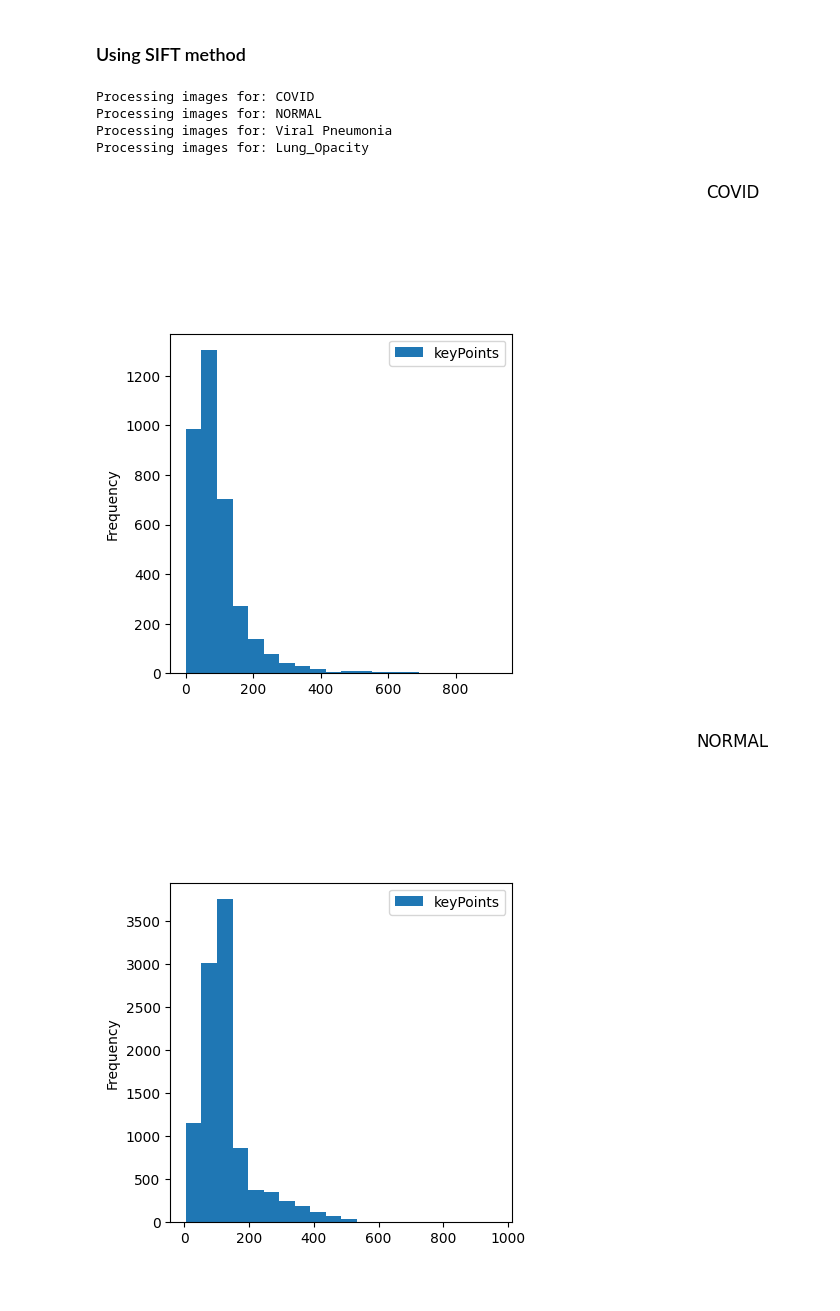
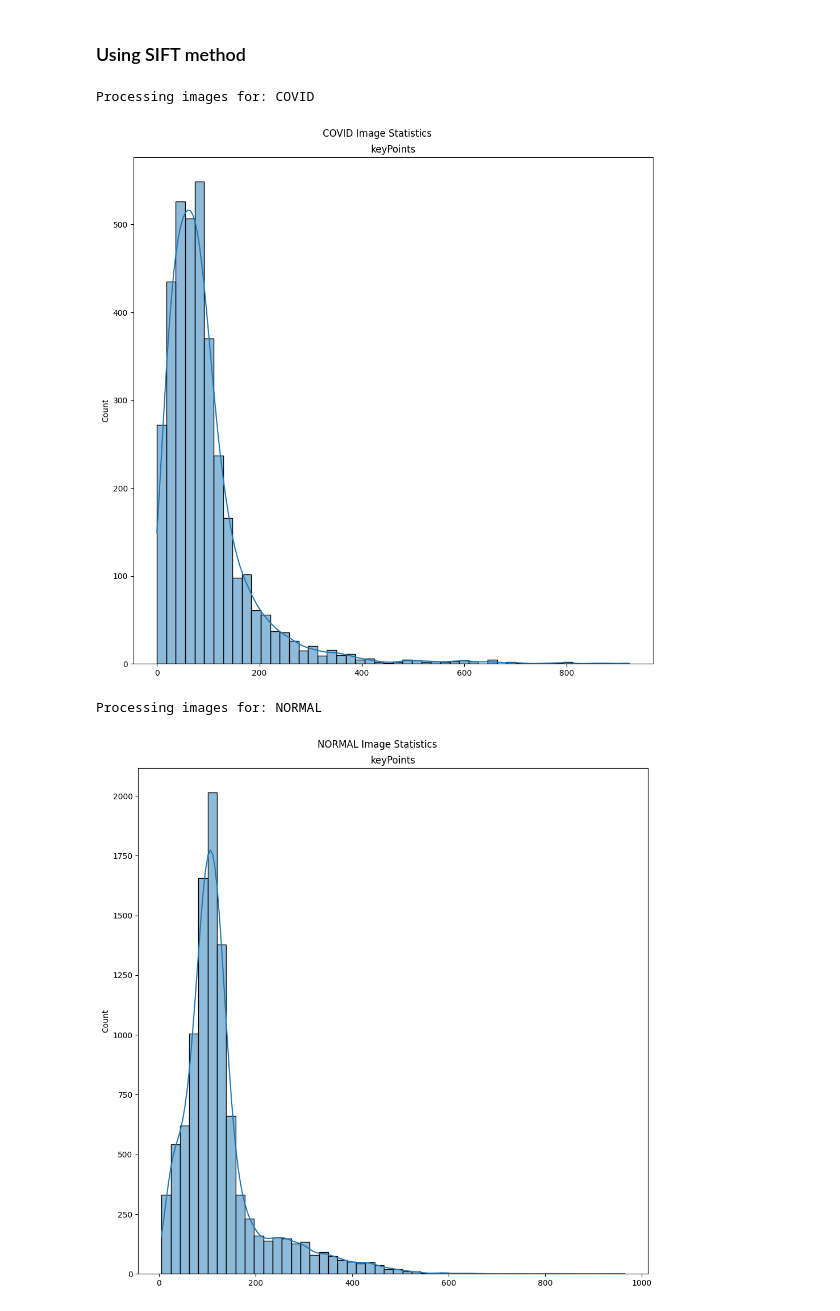
Before and after one commit to rehabaam/ds_covid19_project, a Jupyter notebook: notebooks/2.2_Exploring_features_full_image.ipynb, the cells around one changed output. Saved outputs shown, nothing was run; the diff lists cells and outputs as text; code cells hidden in the pictures; blank space fills up the shorter version.

```diff
--- a/notebooks/2.2_Exploring_features_full_image.ipynb
+++ b/notebooks/2.2_Exploring_features_full_image.ipynb
@@ -111,7 +111,7 @@ plot_images([original_image, cropped_image, sgmnt_image], ['Original Image', 'Cr
 for i in dataset:
     print('Processing images for:',i)
     image_stats = get_all_images_features(raw_data_dir+i+'/images')
-    plot_images_statistics(i,image_stats[2])
+    plot_images_statistics(i,image_stats[2],1)
     del image_stats
 # %% [output]
 Processing images for: COVID
@@ -127,13 +127,11 @@ Processing images for: Lung_Opacity
 # %%
 for i in dataset:
     print('Processing images for:',i)
     image_stats = get_all_images_features(raw_data_dir+i+'/images', method='SIFT')
-    plot_images_statistics(i,image_stats[2])
+    plot_images_statistics(i,image_stats[2],1)
     del image_stats
 # %% [output]
 Processing images for: COVID
-Processing images for: NORMAL
-Processing images for: Viral Pneumonia
-Processing images for: Lung_Opacity
-[figure, old version]
+[figure, new version]
+Processing images for: NORMAL
-[figure, old version]
+[figure, new version]
```
Also changed, not shown: parts of 2 cells of this notebook, 4 other files.
